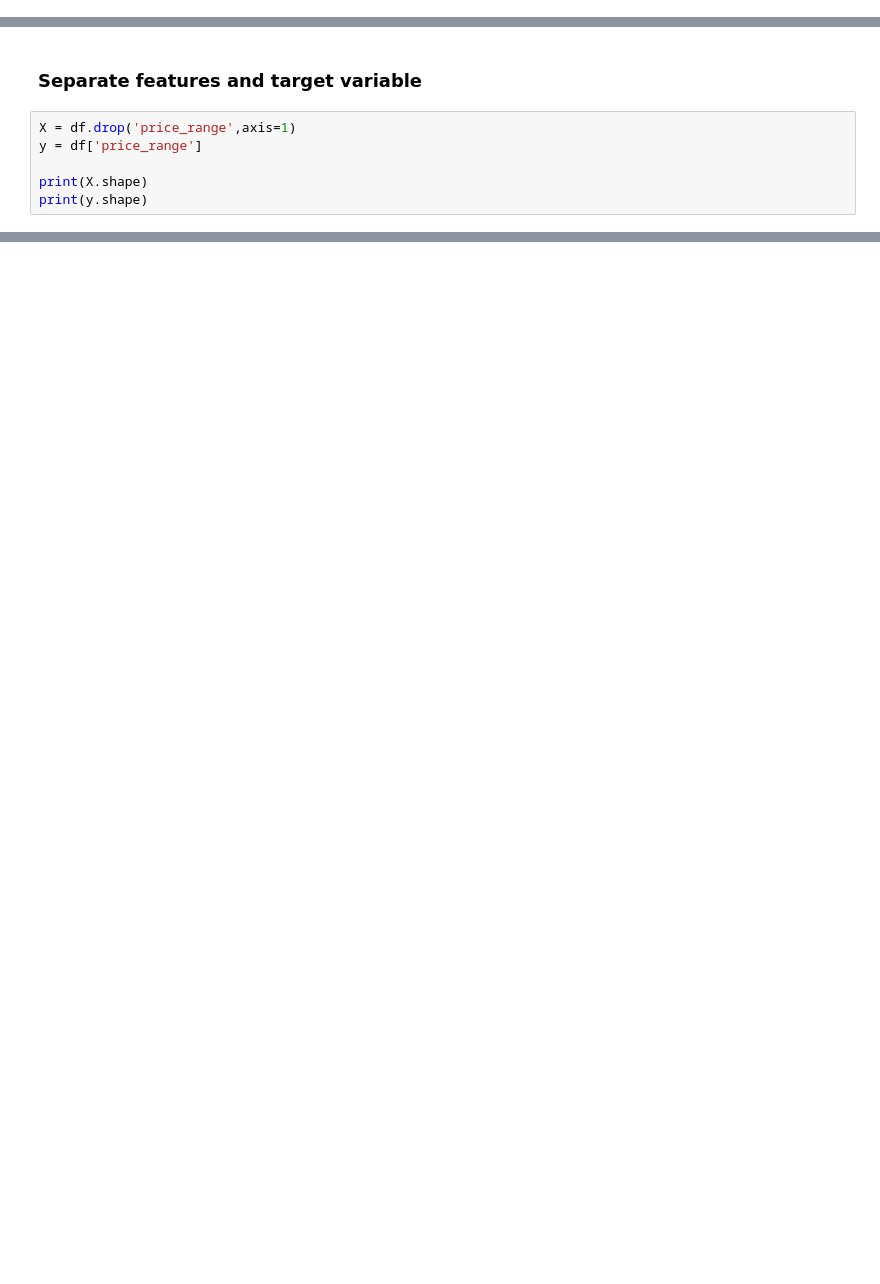
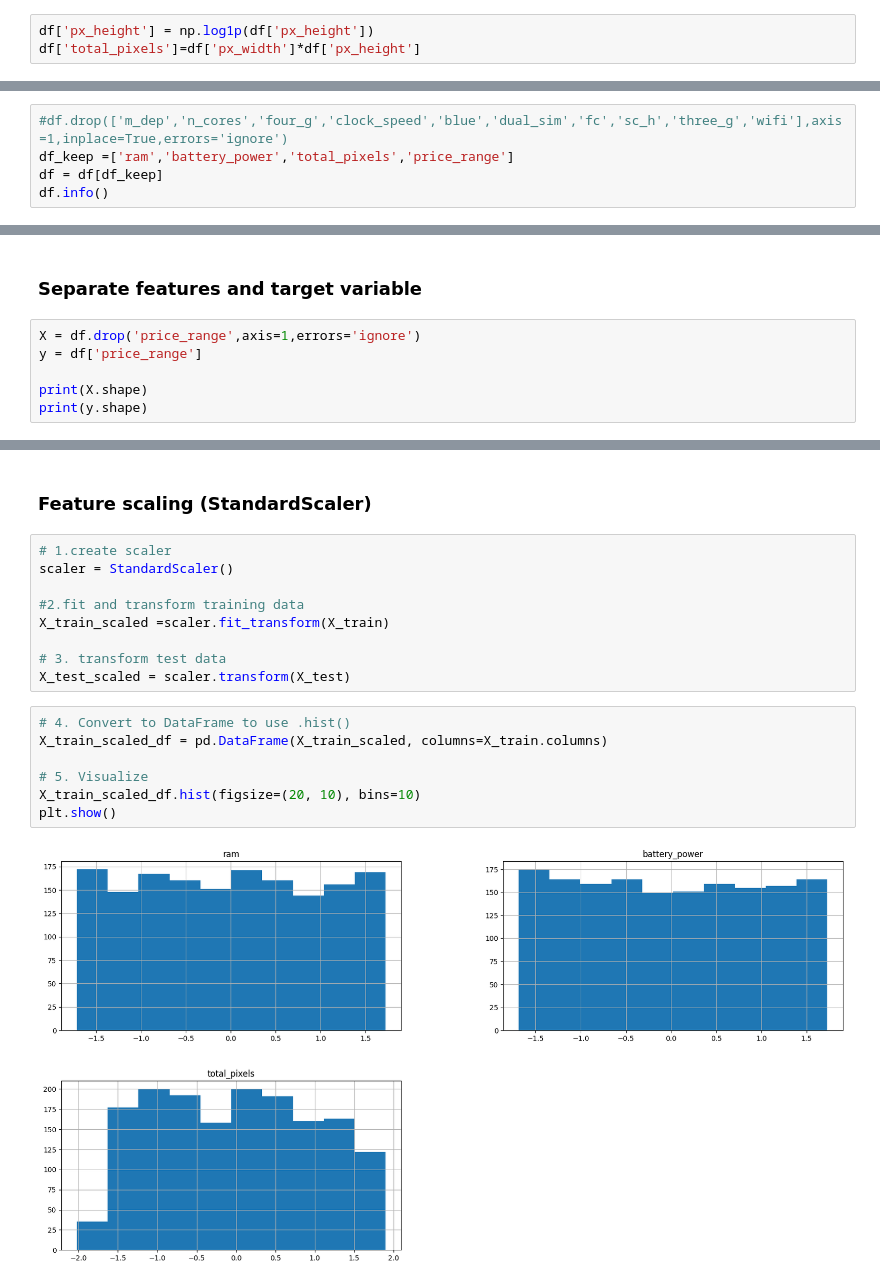
Before and after one commit to ViduniAmashani/Mobile-Price-Classification, a Jupyter notebook: notebooks/02_Preprocessing.ipynb, the cells around one changed output, grey strips where cells are left out. Cells and saved outputs as stored; diff of their text form; blank space fills up the shorter version.

```diff
--- a/notebooks/02_Preprocessing.ipynb
+++ b/notebooks/02_Preprocessing.ipynb
@@ -27,0 +32,3 @@ print((df['sc_w']==0).sum())
+# %%
+df['px_height'] = np.log1p(df['px_height'])
+df['total_pixels']=df['px_width']*df['px_height']
@@ -27,0 +37,5 @@ print((df['sc_w']==0).sum())
+# %%
+#df.drop(['m_dep','n_cores','four_g','clock_speed','blue','dual_sim','fc','sc_h','three_g','wifi'],axis=1,inplace=True,errors='ignore')
+df_keep =['ram','battery_power','total_pixels','price_range']
+df = df[df_keep]
+df.info()
@@ -28,7 +54,7 @@ print((df['sc_w']==0).sum())
 # %% [markdown]
 ### Separate features and target variable
 # %%
-X = df.drop('price_range',axis=1)
+X = df.drop('price_range',axis=1,errors='ignore')
 y = df['price_range']
 
 print(X.shape)
@@ -45,0 +74,20 @@ print(X_test.shape)
+# %% [markdown]
+### Feature scaling (StandardScaler)
+# %%
+# 1.create scaler
+scaler = StandardScaler()
+
+#2.fit and transform training data
+X_train_scaled =scaler.fit_transform(X_train)
+
+# 3. transform test data
+X_test_scaled = scaler.transform(X_test)
+# %%
+# 4. Convert to DataFrame to use .hist()
+X_train_scaled_df = pd.DataFrame(X_train_scaled, columns=X_train.columns)
+
+# 5. Visualize
+X_train_scaled_df.hist(figsize=(20, 10), bins=10)
+plt.show()
+# %% [output]
+[figure, added]
```
Also changed, not shown: parts of 9 cells of this notebook, 7 other files.
